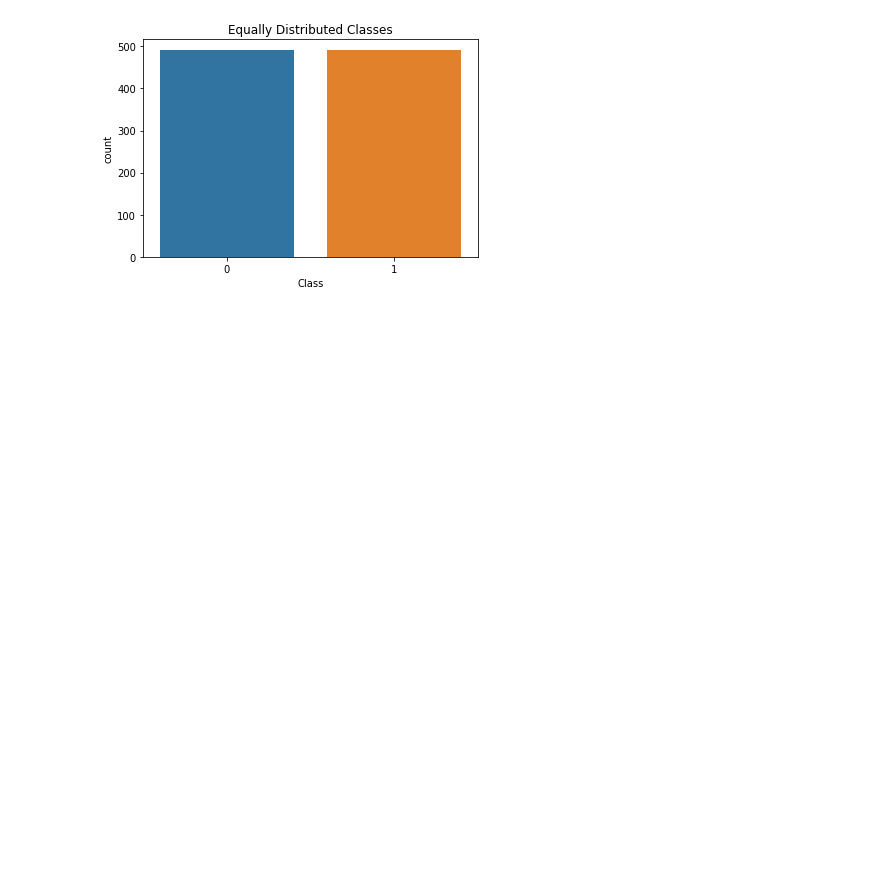
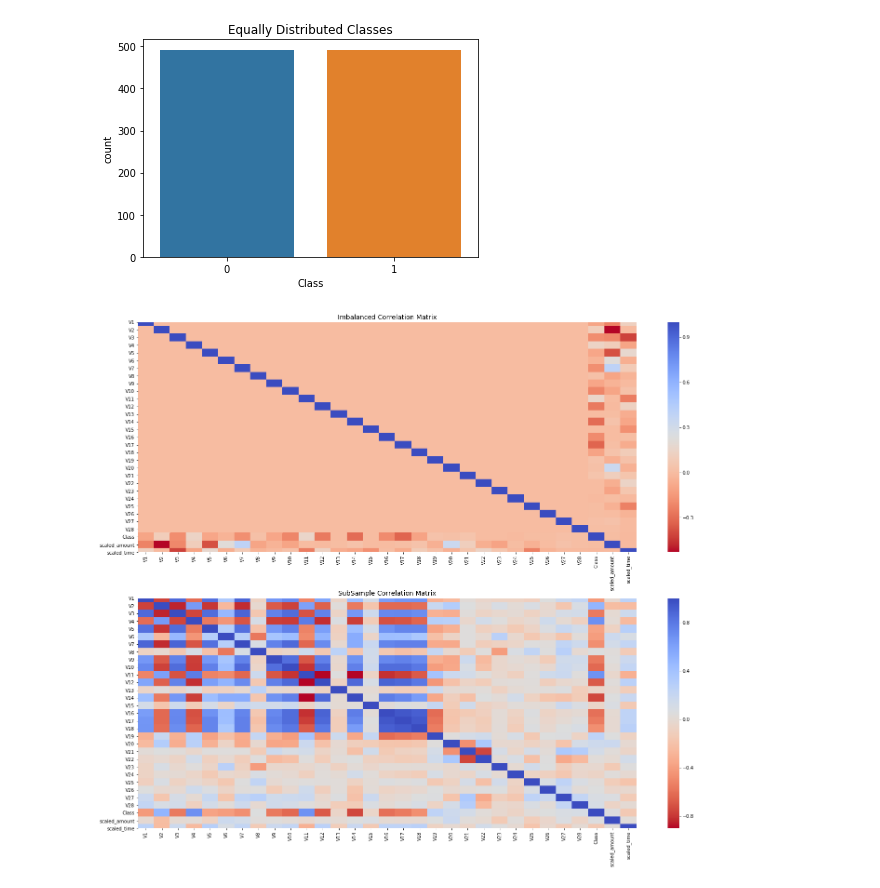
Before and after one commit to acharles7/data-science-notebooks, a Jupyter notebook: credit_card_fraud_detection.ipynb, the cells around one changed output. Saved outputs shown, nothing was run; the diff lists cells and outputs as text; code cells hidden in the pictures; blank space fills up the shorter version.

```diff
--- a/credit_card_fraud_detection.ipynb
+++ b/credit_card_fraud_detection.ipynb
@@ -13,7 +26,7 @@ from sklearn.model_selection import StratifiedShuffleSplit, KFold, StratifiedKFo
 ## Credit card fraud detection
 - Highly imbalanced data
 # %%
-df = pd.read_csv('../data/creditcard.csv')
+df = pd.read_csv('../data/credit_card/creditcard.csv')
 print(df.shape)
 # %% [output]
 (284807, 31)
@@ -153,3 +150,18 @@ Distribution of the Classes in the subsample dataset
 0    0.5
 Name: Class, dtype: float64
 [figure]
+# %%
+f, (ax1, ax2) = plt.subplots(2, 1, figsize=(24,20))
+
+# Entire DataFrame
+corr = df.corr()
+sns.heatmap(corr, cmap='coolwarm_r', ax=ax1)
+ax1.set_title("Imbalanced Correlation Matrix", fontsize=14)
+
+# Equally Distributed Classes
+sub_sample_corr = normal_distributed_df.corr()
+sns.heatmap(sub_sample_corr, cmap='coolwarm_r', ax=ax2)
+ax2.set_title('SubSample Correlation Matrix', fontsize=14)
+plt.show()
+# %% [output]
+[figure, added]
```
Also changed, not shown: parts of 21 cells of this notebook, 2 other files.
